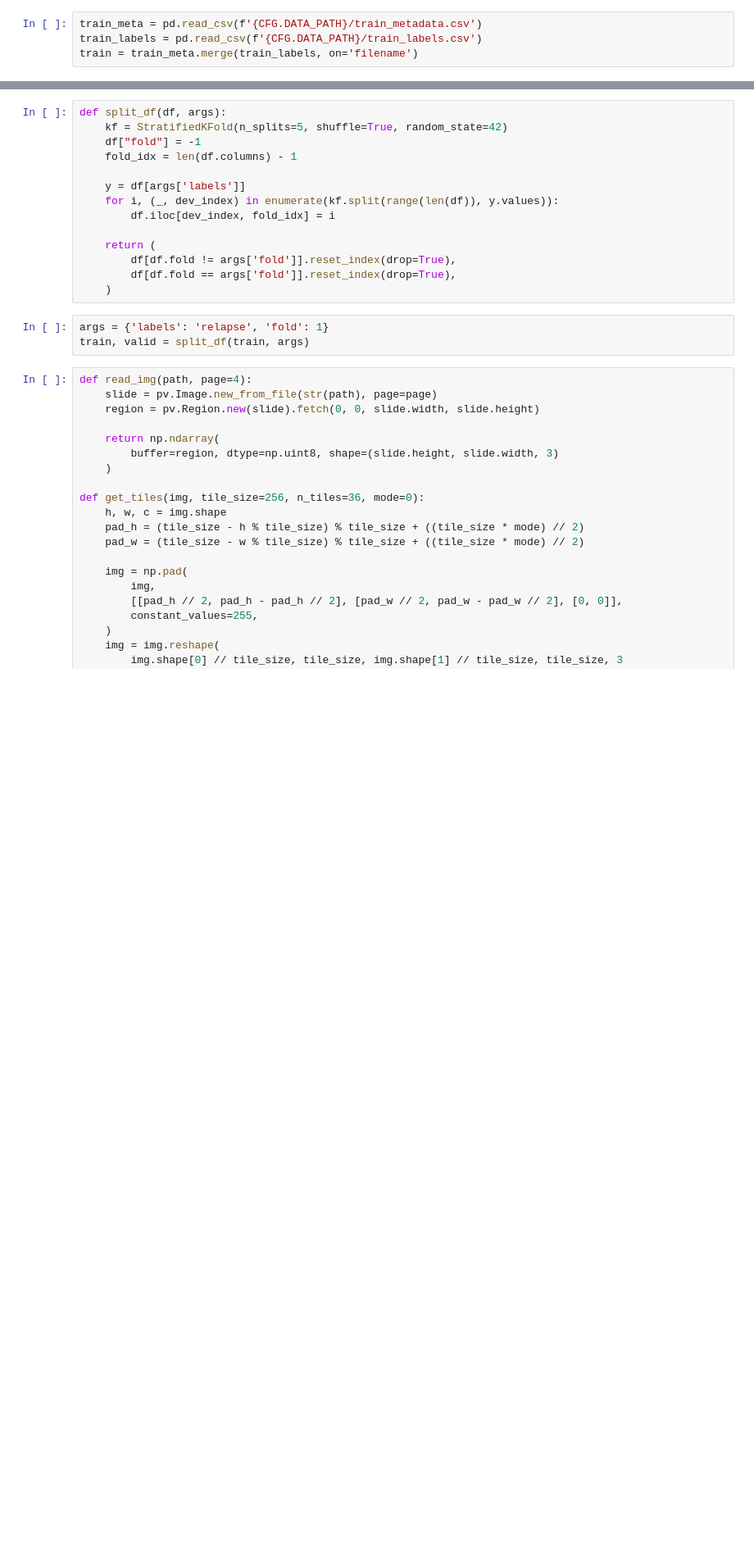
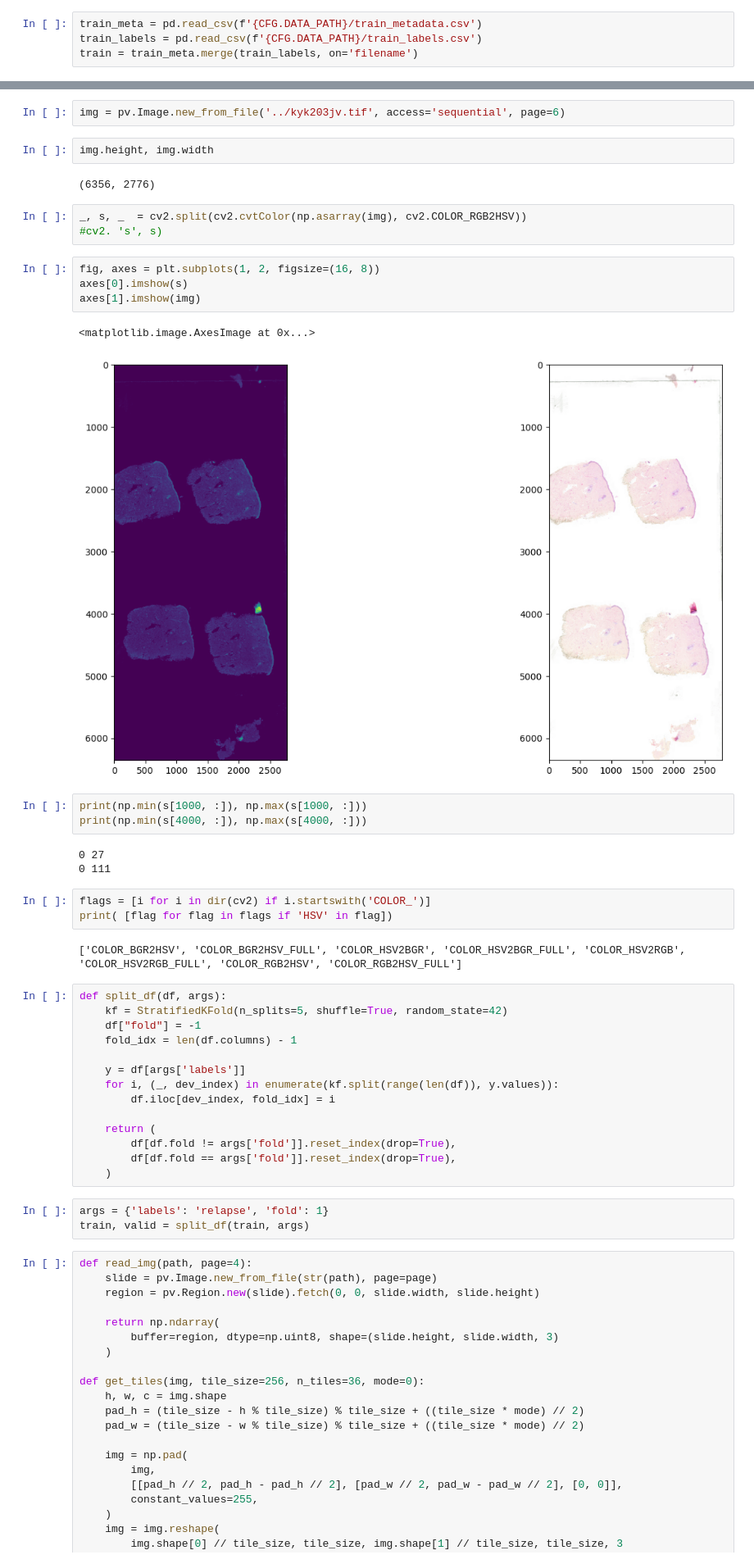
Before and after one commit to Graham-Broughton/visiomel-melanoma-runtime, a Jupyter notebook: notebooks/4.Test.ipynb, the cells around one changed output, grey strips where cells are left out. Shown at 82% size. Drawn from its saved outputs; the diff is of its cells as text; blank space fills up the shorter version.

```diff
--- a/notebooks/4.Test.ipynb
+++ b/notebooks/4.Test.ipynb
@@ -61,3 +33,30 @@ train = pd.concat([train1, train2]).sort_index().reset_index(drop=True)
+# %%
+img = pv.Image.new_from_file('../kyk203jv.tif', access='sequential', page=6)
+# %%
+img.height, img.width
+# %% [output]
+(6356, 2776)
+# %%
+_, s, _  = cv2.split(cv2.cvtColor(np.asarray(img), cv2.COLOR_RGB2HSV))
+#cv2. 's', s)
+# %%
+fig, axes = plt.subplots(1, 2, figsize=(16, 8))
+axes[0].imshow(s)
+axes[1].imshow(img)
+# %% [output]
+<matplotlib.image.AxesImage at 0x...>
+[figure, added]
+# %%
+print(np.min(s[1000, :]), np.max(s[1000, :]))
+print(np.min(s[4000, :]), np.max(s[4000, :]))
+# %% [output]
+0 27
+0 111
+# %%
+flags = [i for i in dir(cv2) if i.startswith('COLOR_')]
+print( [flag for flag in flags if 'HSV' in flag])
+# %% [output]
+['COLOR_BGR2HSV', 'COLOR_BGR2HSV_FULL', 'COLOR_HSV2BGR', 'COLOR_HSV2BGR_FULL', 'COLOR_HSV2RGB', 'COLOR_HSV2RGB_FULL', 'COLOR_RGB2HSV', 'COLOR_RGB2HSV_FULL']
 # %%
 def split_df(df, args):
     kf = StratifiedKFold(n_splits=5, shuffle=True, random_state=42)
```
Also changed, not shown: parts of 3 cells of this notebook, 2 other files.
